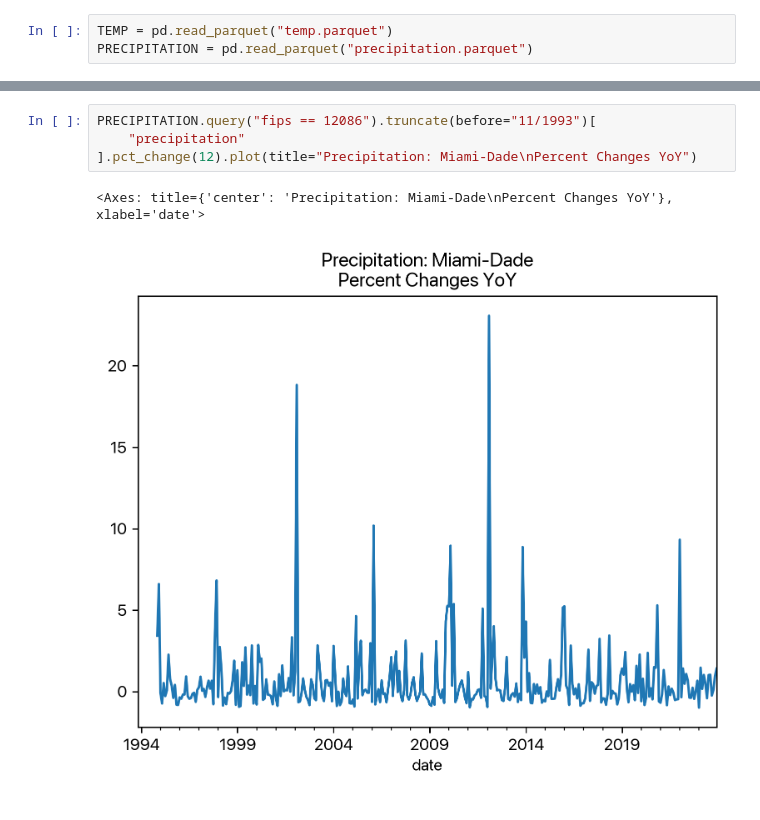
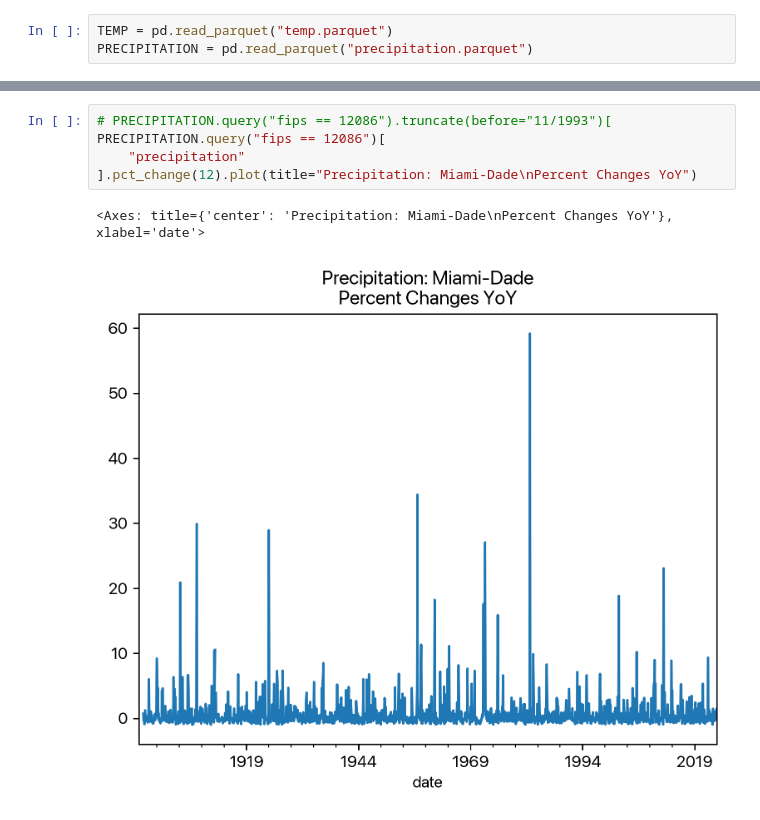
Before and after one commit to danielcs88/fl_noaa, a Jupyter notebook: Exploratory.ipynb, the cells around one changed output, grey strips where cells are left out. Cells and saved outputs as stored; diff of their text form.

```diff
--- a/Exploratory.ipynb
+++ b/Exploratory.ipynb
@@ -54,7 +57,8 @@ PRECIPITATION.query("fips == 12086").truncate(before="11/1993")["precipitation"]
 # %%
-PRECIPITATION.query("fips == 12086").truncate(before="11/1993")[
+# PRECIPITATION.query("fips == 12086").truncate(before="11/1993")[
+PRECIPITATION.query("fips == 12086")[
     "precipitation"
 ].pct_change(12).plot(title="Precipitation: Miami-Dade\nPercent Changes YoY")
 # %% [output]
 <Axes: title={'center': 'Precipitation: Miami-Dade\nPercent Changes YoY'}, xlabel='date'>
-[figure, old version]
+[figure, new version]
```
Also changed, not shown: parts of 3 cells of this notebook, 4 other files.
